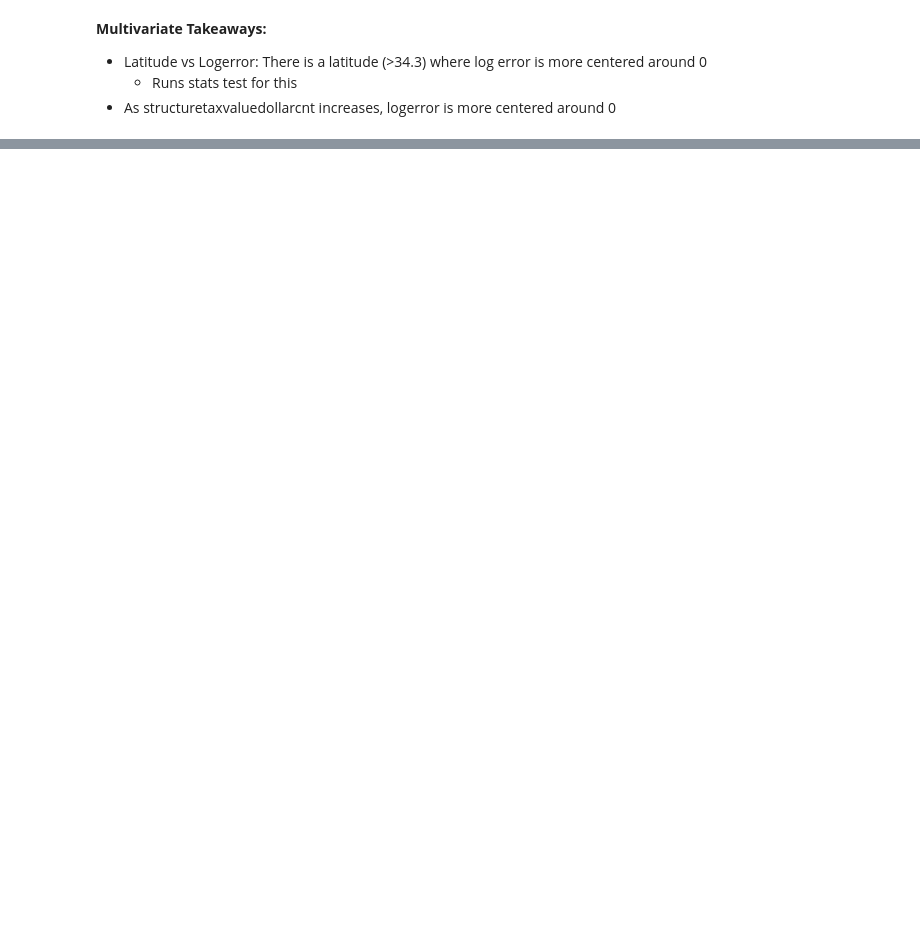
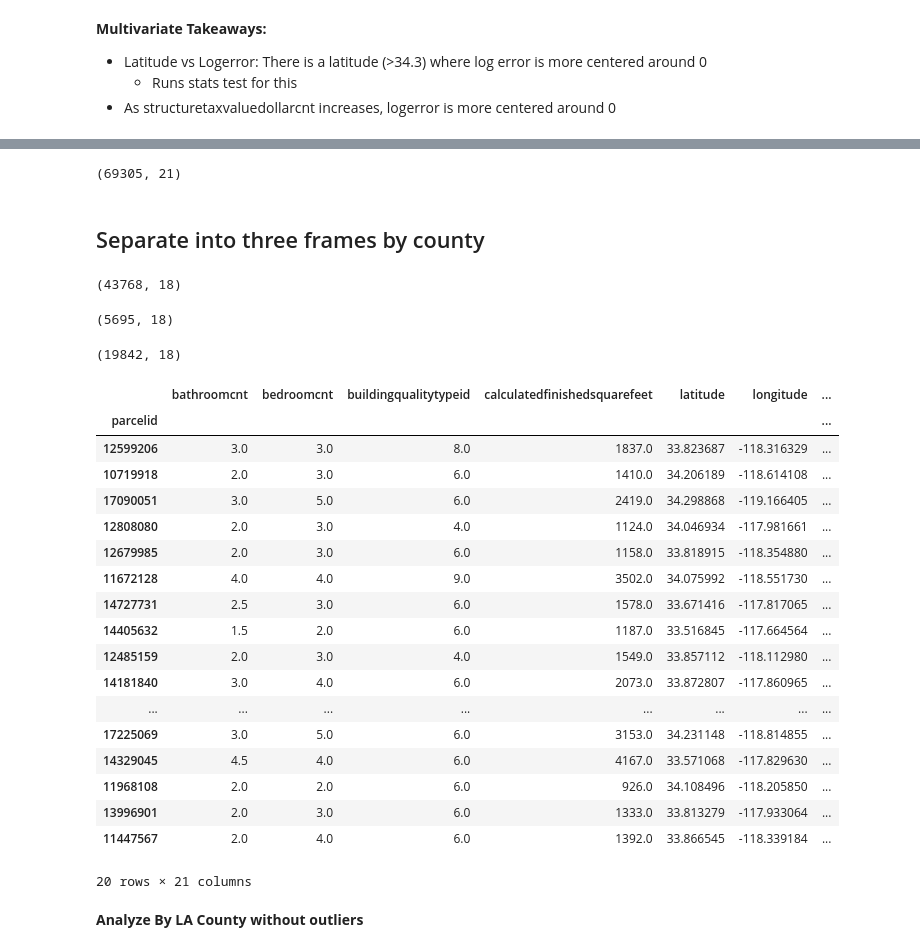
Before and after one commit to Gabriela-and-Justin/Zillow-Clustering-Project, a Jupyter notebook: Justin_Explore.ipynb, the cells around one changed output, grey strips where cells are left out. Drawn from its saved outputs; the diff is of its cells as text; code cells hidden in the pictures; blank space fills up the shorter version.

```diff
--- a/Justin_Explore.ipynb
+++ b/Justin_Explore.ipynb
@@ -327,0 +216,50 @@ ____________________
+# %%
+#Prepare the data using wrangle zillow 2
+df = prepare.wrangle_zillow_2nd()
+df.shape
+# %% [output]
+(69305, 21)
+# %% [markdown]
+## Separate into three frames by county
+# %%
+#Create LA County Dataframe
+df_la = df[df.LA == 1].drop(columns = ['LA', 'Ventura', 'Orange'])
+df_la.shape
+# %% [output]
+(43768, 18)
+# %%
+#Create Ventura County df
+df_vent = df[df.Ventura == 1].drop(columns = ['LA', 'Ventura', 'Orange'])
+df_vent.shape
+# %% [output]
+(5695, 18)
+# %%
+#Create Orange County df
+df_orange = df[df.Orange == 1].drop(columns = ['LA', 'Ventura', 'Orange'])
+df_orange.shape
+# %% [output]
+(19842, 18)
+# %%
+df.sample(20)
+# %% [output]
+|  | bathroomcnt | bedroomcnt | buildingqualitytypeid | calculatedfinishedsquarefeet | latitude | longitude | ... |
+| parcelid |  |  |  |  |  |  | ... |
+| 12599206 | 3.0 | 3.0 | 8.0 | 1837.0 | 33.823687 | -118.316329 | ... |
+| 10719918 | 2.0 | 3.0 | 6.0 | 1410.0 | 34.206189 | -118.614108 | ... |
+| 17090051 | 3.0 | 5.0 | 6.0 | 2419.0 | 34.298868 | -119.166405 | ... |
+| 12808080 | 2.0 | 3.0 | 4.0 | 1124.0 | 34.046934 | -117.981661 | ... |
+| 12679985 | 2.0 | 3.0 | 6.0 | 1158.0 | 33.818915 | -118.354880 | ... |
+| 11672128 | 4.0 | 4.0 | 9.0 | 3502.0 | 34.075992 | -118.551730 | ... |
+| 14727731 | 2.5 | 3.0 | 6.0 | 1578.0 | 33.671416 | -117.817065 | ... |
+| 14405632 | 1.5 | 2.0 | 6.0 | 1187.0 | 33.516845 | -117.664564 | ... |
+| 12485159 | 2.0 | 3.0 | 4.0 | 1549.0 | 33.857112 | -118.112980 | ... |
+| 14181840 | 3.0 | 4.0 | 6.0 | 2073.0 | 33.872807 | -117.860965 | ... |
+| ... | ... | ... | ... | ... | ... | ... | ... |
+| 17225069 | 3.0 | 5.0 | 6.0 | 3153.0 | 34.231148 | -118.814855 | ... |
+| 14329045 | 4.5 | 4.0 | 6.0 | 4167.0 | 33.571068 | -117.829630 | ... |
+| 11968108 | 2.0 | 2.0 | 6.0 | 926.0 | 34.108496 | -118.205850 | ... |
+| 13996901 | 2.0 | 3.0 | 6.0 | 1333.0 | 33.813279 | -117.933064 | ... |
+| 11447567 | 2.0 | 4.0 | 6.0 | 1392.0 | 33.866545 | -118.339184 | ... |
+20 rows × 21 columns
+# %% [markdown]
+**Analyze By LA County without outliers**
```
Also changed, not shown: parts of 82 cells of this notebook.
